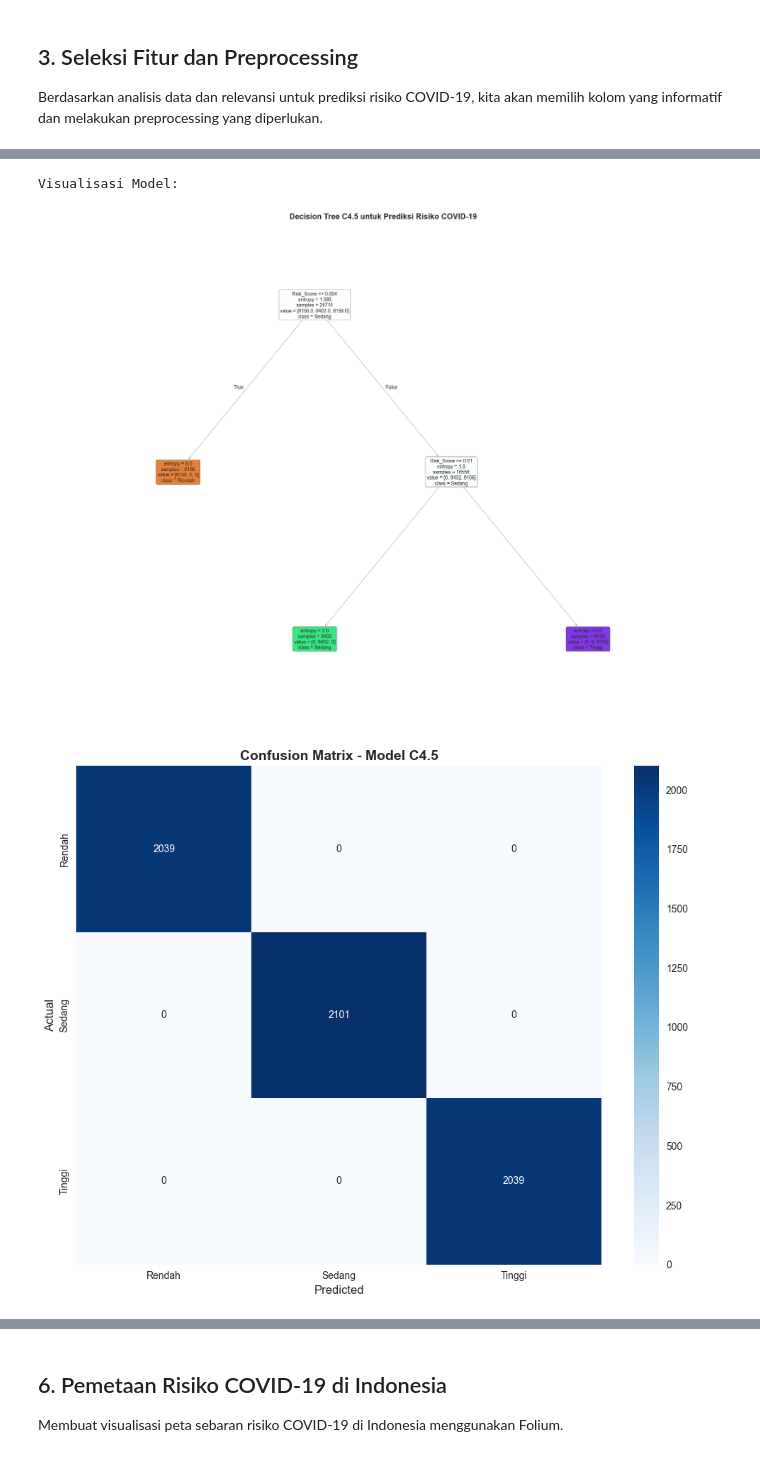
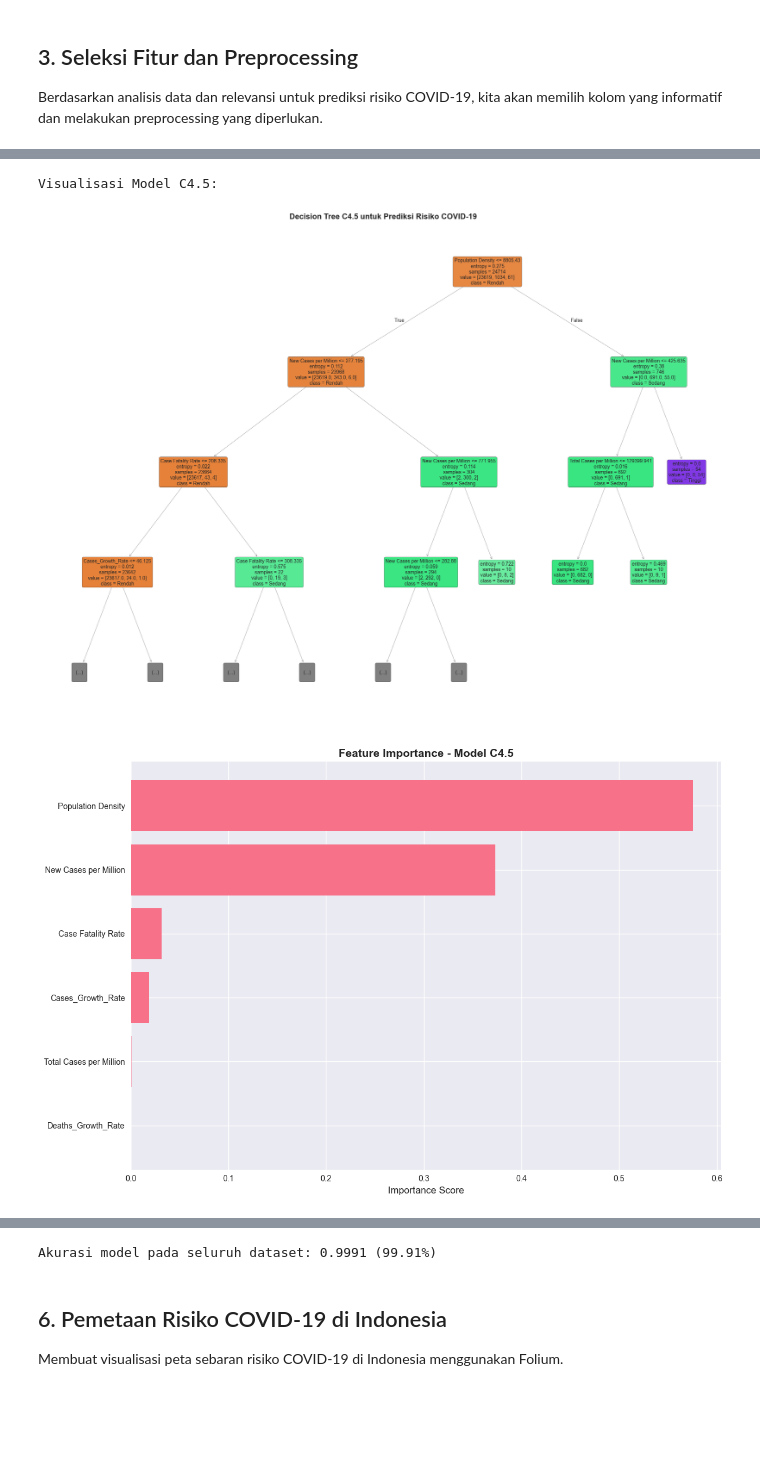
Before and after one commit to danibahri/straemlit-bi, a Jupyter notebook: main.ipynb, the cells around one changed output, grey strips where cells are left out. Saved outputs shown, nothing was run; the diff lists cells and outputs as text; code cells hidden in the pictures; blank space fills up the shorter version.

```diff
--- a/main.ipynb
+++ b/main.ipynb
@@ -221,7 +221,7 @@ Total kolom yang digunakan: 13 dari 38 kolom
 Dataset dengan kolom terpilih berhasil dibuat!
 Shape dataset yang digunakan: (31822, 13)
 # %%
-print("Data Prprocessing:\n")
+print("Data Preprocessing:\n")
 print("Missing values sebelum pembersihan:")
 print(df_selected.isnull().sum())
 
@@ -261,4 +261,20 @@ print(f"Jumlah baris yang dihapus: {len(df_selected) - len(df_clean)} baris")
 print("\nMissing values setelah preprocessing:")
 print(df_clean.isnull().sum())
 print(f"\nJumlah data setelah preprocessing: {len(df_clean)} baris")
+
+# 6. Membuat fitur tambahan (growth rates)
+df_clean['Cases_Growth_Rate'] = df_clean.groupby('Province')['New Cases'].pct_change().fillna(0)
+df_clean['Deaths_Growth_Rate'] = df_clean.groupby('Province')['New Deaths'].pct_change().fillna(0)
+
+# 7. Handle infinite values di growth rates
+for col in ['Cases_Growth_Rate', 'Deaths_Growth_Rate']:
+    df_clean[col] = df_clean[col].replace([np.inf, -np.inf], 0)
+
+# Definisi fitur yang akan digunakan untuk modeling
+model_features = ['New Cases per Million', 'Total Cases per Million', 'Case Fatality Rate',
+                 'Population Density', 'Cases_Growth_Rate', 'Deaths_Growth_Rate']
+
+print("\nFitur yang akan digunakan untuk model:")
+for i, feature in enumerate(model_features, 1):
+    print(f"{i}. {feature}")
 # %% [output]
@@ -454,44 +615,40 @@ Confusion Matrix:
 # %%
-# Visualisasi model
-print("Visualisasi Model:\n")
+# Visualisasi model dan feature importance
+print("Visualisasi Model C4.5:\n")
 
-# 1. Visualisasi pohon keputusan
+# 1. Visualisasi pohon keputusan (dibatasi kedalaman untuk readability)
 plt.figure(figsize=(20, 15))
 plot_tree(c45_model,
-          feature_names=feature_columns,
+          feature_names=model_features,
           class_names=['Rendah', 'Sedang', 'Tinggi'],
           filled=True,
           rounded=True,
           fontsize=10,
           max_depth=3)  # Tampilkan hanya 3 level teratas untuk readability
 plt.title('Decision Tree C4.5 untuk Prediksi Risiko COVID-19', fontsize=16, fontweight='bold')
 plt.tight_layout()
 plt.show()
 
-# 2. Visualisasi confusion matrix
-plt.figure(figsize=(10, 8))
-sns.heatmap(cm, annot=True, fmt='d', cmap='Blues',
-            xticklabels=['Rendah', 'Sedang', 'Tinggi'],
-            yticklabels=['Rendah', 'Sedang', 'Tinggi'])
-plt.title('Confusion Matrix - Model C4.5', fontsize=14, fontweight='bold')
-plt.xlabel('Predicted', fontsize=12)
-plt.ylabel('Actual', fontsize=12)
-plt.tight_layout()
-plt.show()
-
-# 3. Visualisasi feature importance
+# 2. Visualisasi feature importance
 plt.figure(figsize=(12, 8))
-feature_importance_df = pd.DataFrame({
-    'Feature': feature_columns,
+feature_importance = pd.DataFrame({
+    'Feature': model_features,
     'Importance': c45_model.feature_importances_
 }).sort_values('Importance', ascending=True)
 
-plt.barh(feature_importance_df['Feature'], feature_importance_df['Importance'])
+plt.barh(feature_importance['Feature'], feature_importance['Importance'])
 plt.title('Feature Importance - Model C4.5', fontsize=14, fontweight='bold')
 plt.xlabel('Importance Score', fontsize=12)
 plt.tight_layout()
 plt.show()
+
+# 3. Prediksi untuk seluruh dataset
+df_clean['Predicted_Risk'] = c45_model.predict(X)
+
+# 4. Evaluasi performa pada seluruh dataset
+overall_accuracy = accuracy_score(df_clean['Risk_Level'], df_clean['Predicted_Risk'])
+print(f"Akurasi model pada seluruh dataset: {overall_accuracy:.4f} ({overall_accuracy*100:.2f}%)")
 # %% [output]
-Visualisasi Model:
+Visualisasi Model C4.5:
-[figure, old version]
+[figure, new version]
-[figure, old version]
+[figure, new version]
@@ -499,3 +655,4 @@ Visualisasi Model:
+Akurasi model pada seluruh dataset: 0.9991 (99.91%)
 # %% [markdown]
 ## 6. Pemetaan Risiko COVID-19 di Indonesia
 
```
Also changed, not shown: parts of 18 cells of this notebook, 4 other files.
